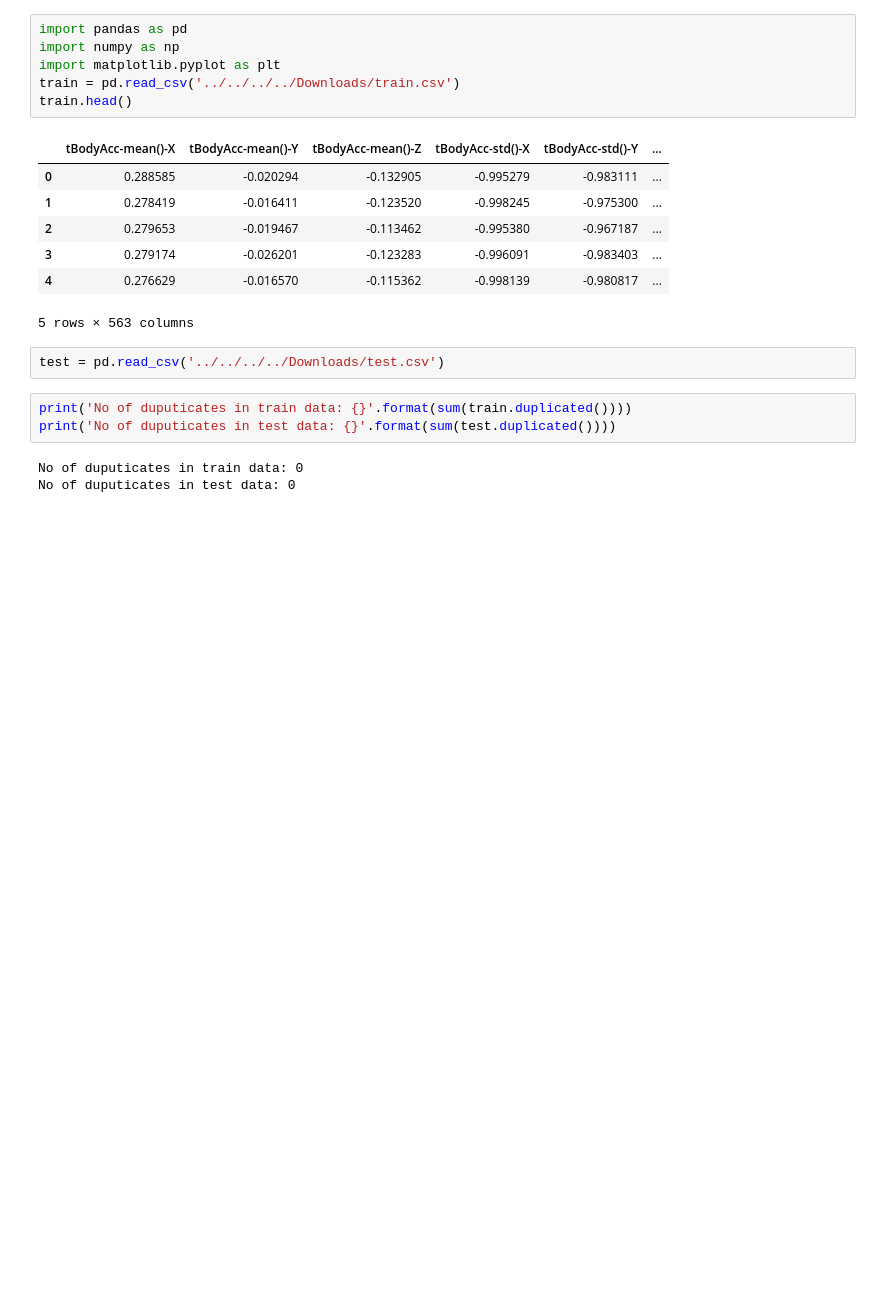
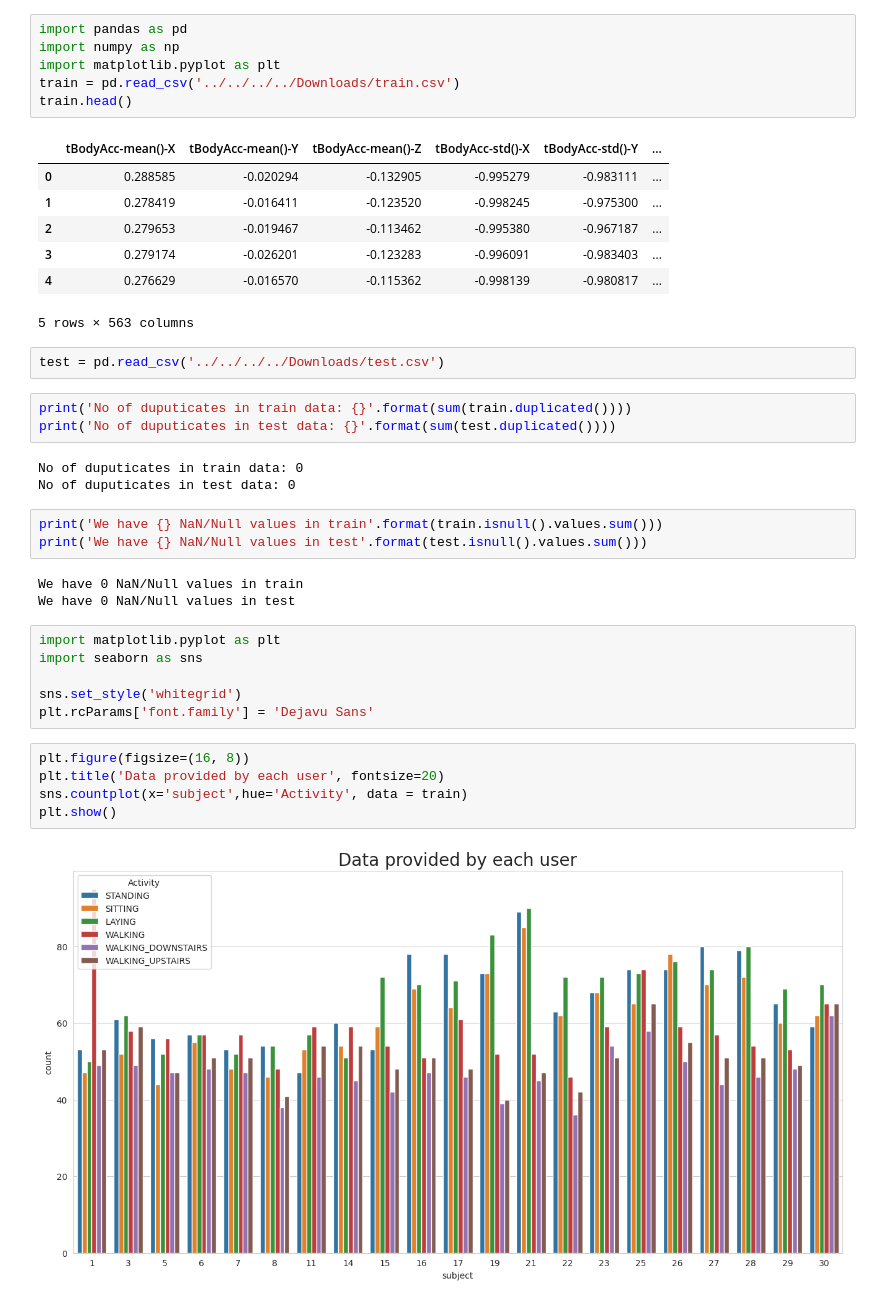
Before and after one commit to sher1ock-jp/EEG-basic, a Jupyter notebook: human-activity-recognition/EDA-of-human-activity-recognition.ipynb, the cells around one changed output. Cells and saved outputs as stored; diff of their text form; blank space fills up the shorter version.

```diff
--- a/human-activity-recognition/EDA-of-human-activity-recognition.ipynb
+++ b/human-activity-recognition/EDA-of-human-activity-recognition.ipynb
@@ -20,3 +20,22 @@ print('No of duputicates in test data: {}'.format(sum(test.duplicated())))
 # %% [output]
 No of duputicates in train data: 0
 No of duputicates in test data: 0
+# %%
+print('We have {} NaN/Null values in train'.format(train.isnull().values.sum()))
+print('We have {} NaN/Null values in test'.format(test.isnull().values.sum()))
+# %% [output]
+We have 0 NaN/Null values in train
+We have 0 NaN/Null values in test
+# %%
+import matplotlib.pyplot as plt
+import seaborn as sns
+
+sns.set_style('whitegrid')
+plt.rcParams['font.family'] = 'Dejavu Sans'
+# %%
+plt.figure(figsize=(16, 8))
+plt.title('Data provided by each user', fontsize=20)
+sns.countplot(x='subject',hue='Activity', data = train)
+plt.show()
+# %% [output]
+[figure, added]
```
Also changed, not shown: parts of 5 cells of this notebook, 2 other files.
